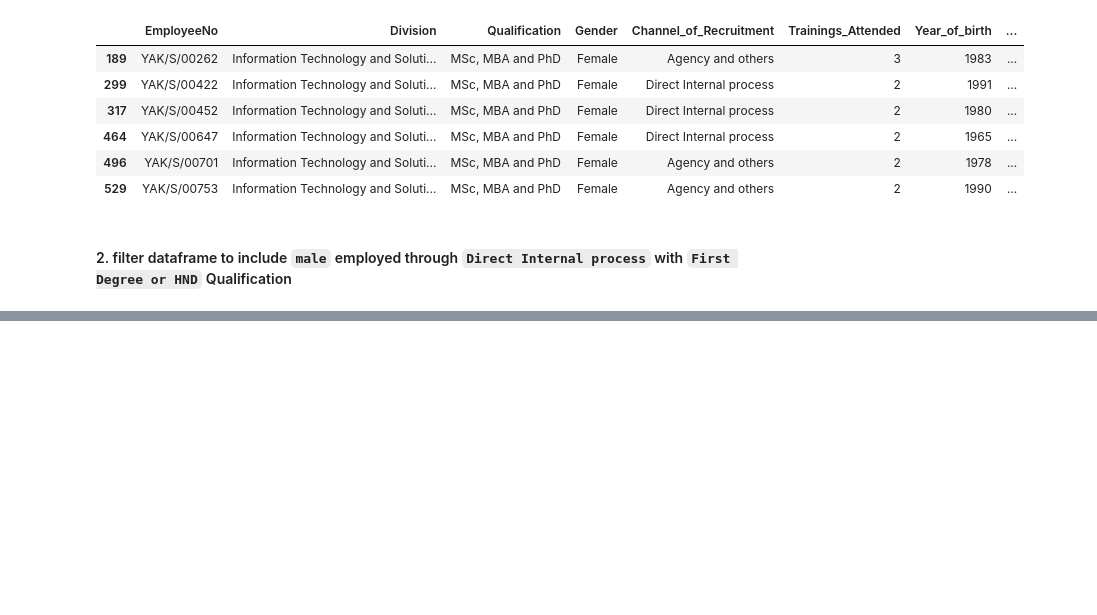
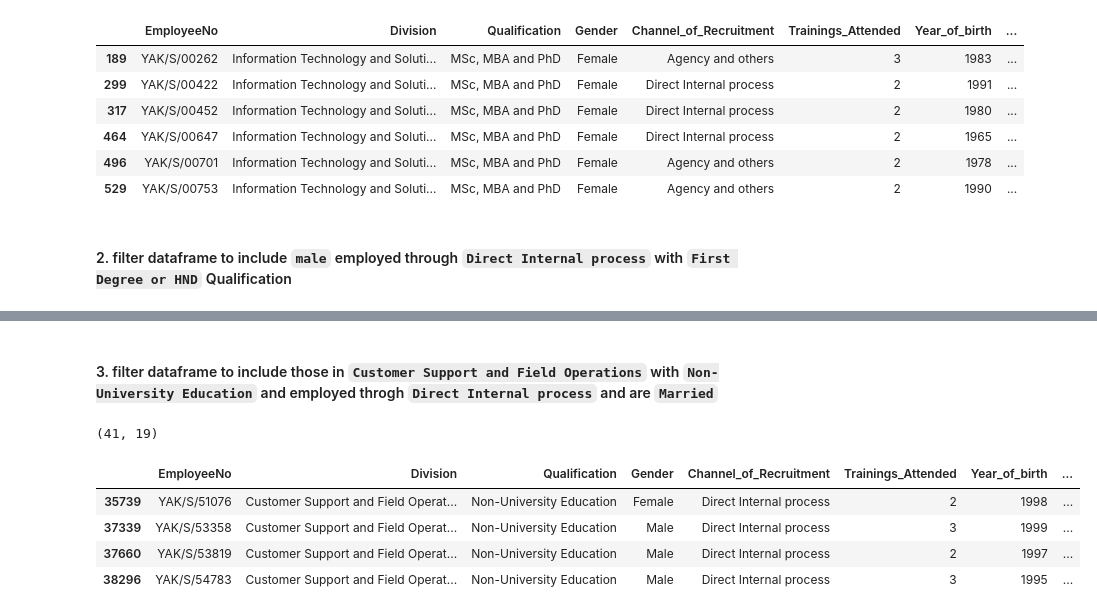
Before and after one commit to Arnold-git/Technical-Writing, a Jupyter notebook: Pandas isin method/pandas-isin-method.ipynb, the cells around one changed output, grey strips where cells are left out. Drawn from its saved outputs; the diff is of its cells as text; code cells hidden in the pictures; blank space fills up the shorter version.

```diff
--- a/Pandas isin method/pandas-isin-method.ipynb
+++ b/Pandas isin method/pandas-isin-method.ipynb
@@ -160,0 +156,16 @@ data_5
+# %% [markdown]
+#### 3. filter dataframe to include those in `Customer Support and Field Operations` with `Non-University Education` and employed throgh `Direct Internal process` and are `Married`
+# %%
+data_6 = data[data[['Division', 'Qualification', 'Channel_of_Recruitment', 'Marital_Status']].isin(
+    ['Customer Support and Field Operations', 'Non-University Education', 'Direct Internal process', 'Married']
+).all(axis=1)]
+
+print(data_6.shape)
+data_6.tail(4)
+# %% [output]
+(41, 19)
+|  | EmployeeNo | Division | Qualification | Gender | Channel_of_Recruitment | Trainings_Attended | Year_of_birth | ... |
+| 35739 | YAK/S/51076 | Customer Support and Field Operat... | Non-University Education | Female | Direct Internal process | 2 | 1998 | ... |
+| 37339 | YAK/S/53358 | Customer Support and Field Operat... | Non-University Education | Male | Direct Internal process | 3 | 1999 | ... |
+| 37660 | YAK/S/53819 | Customer Support and Field Operat... | Non-University Education | Male | Direct Internal process | 2 | 1997 | ... |
+| 38296 | YAK/S/54783 | Customer Support and Field Operat... | Non-University Education | Male | Direct Internal process | 3 | 1995 | ... |
```
Also changed, not shown: parts of 2 cells of this notebook.
